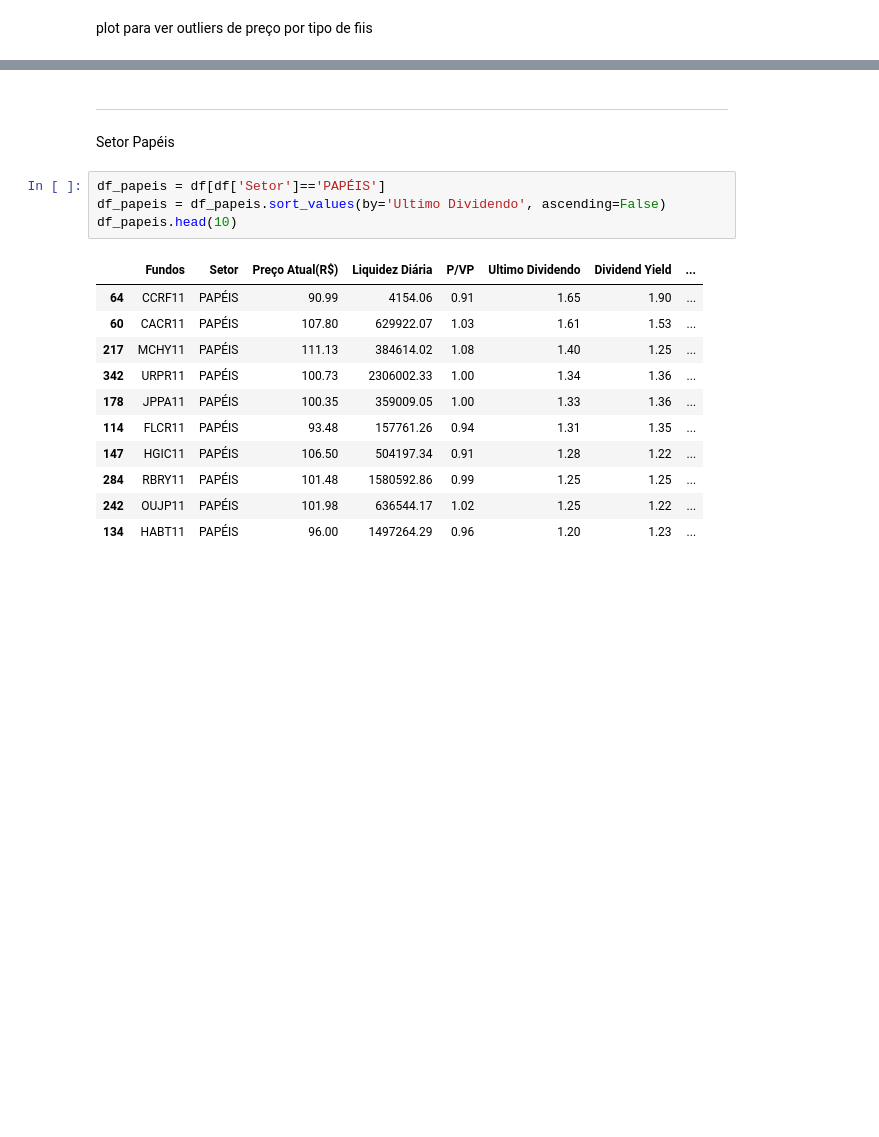
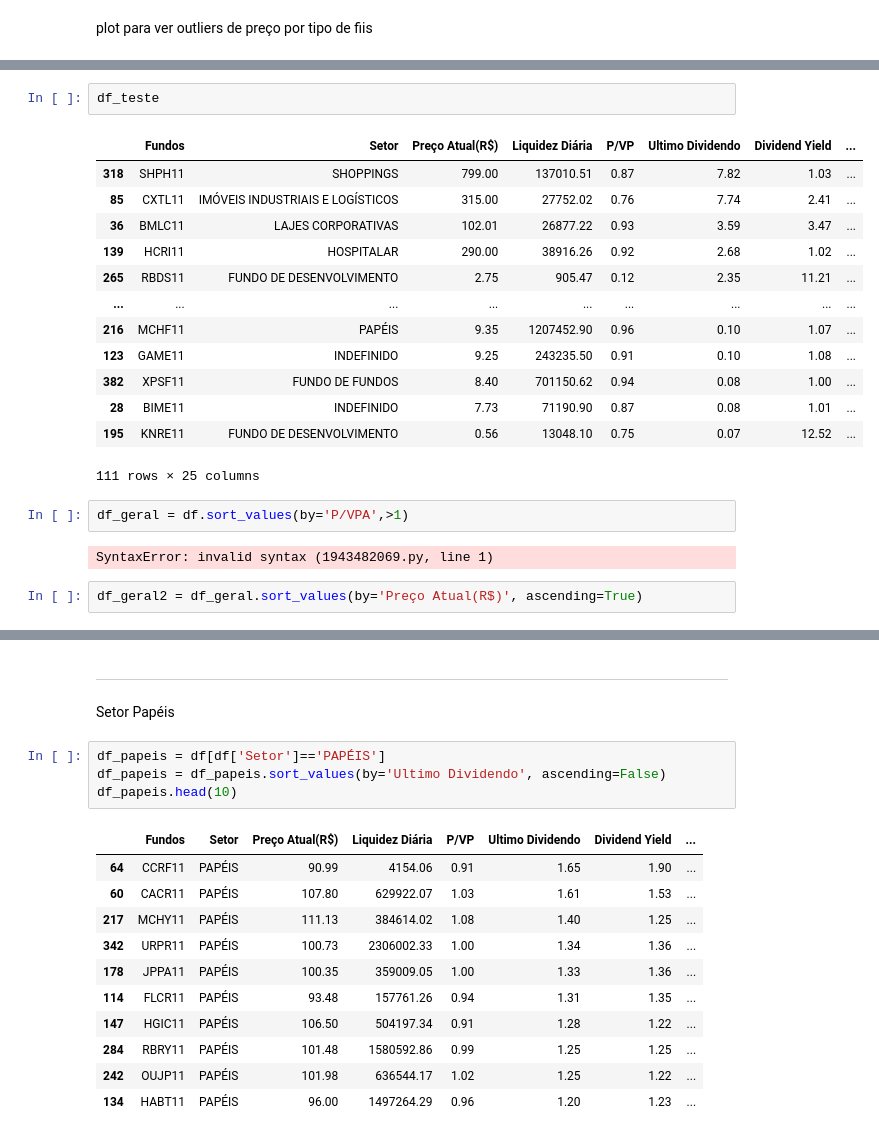
Before and after one commit to Riguini/Fundos-imobiliarios-FIIS-, a Jupyter notebook: FIIS.ipynb, the cells around one changed output, grey strips where cells are left out. Saved outputs shown, nothing was run; the diff lists cells and outputs as text; blank space fills up the shorter version.

```diff
--- a/FIIS.ipynb
+++ b/FIIS.ipynb
@@ -261,0 +333,22 @@ plot para ver outliers de preço por tipo de fiis
+# %%
+df_teste
+# %% [output]
+|  | Fundos | Setor | Preço Atual(R$) | Liquidez Diária | P/VP | Ultimo Dividendo | Dividend Yield | ... |
+| 318 | SHPH11 | SHOPPINGS | 799.00 | 137010.51 | 0.87 | 7.82 | 1.03 | ... |
+| 85 | CXTL11 | IMÓVEIS INDUSTRIAIS E LOGÍSTICOS | 315.00 | 27752.02 | 0.76 | 7.74 | 2.41 | ... |
+| 36 | BMLC11 | LAJES CORPORATIVAS | 102.01 | 26877.22 | 0.93 | 3.59 | 3.47 | ... |
+| 139 | HCRI11 | HOSPITALAR | 290.00 | 38916.26 | 0.92 | 2.68 | 1.02 | ... |
+| 265 | RBDS11 | FUNDO DE DESENVOLVIMENTO | 2.75 | 905.47 | 0.12 | 2.35 | 11.21 | ... |
+| ... | ... | ... | ... | ... | ... | ... | ... | ... |
+| 216 | MCHF11 | PAPÉIS | 9.35 | 1207452.90 | 0.96 | 0.10 | 1.07 | ... |
+| 123 | GAME11 | INDEFINIDO | 9.25 | 243235.50 | 0.91 | 0.10 | 1.08 | ... |
+| 382 | XPSF11 | FUNDO DE FUNDOS | 8.40 | 701150.62 | 0.94 | 0.08 | 1.00 | ... |
+| 28 | BIME11 | INDEFINIDO | 7.73 | 71190.90 | 0.87 | 0.08 | 1.01 | ... |
+| 195 | KNRE11 | FUNDO DE DESENVOLVIMENTO | 0.56 | 13048.10 | 0.75 | 0.07 | 12.52 | ... |
+111 rows × 25 columns
+# %%
+df_geral = df.sort_values(by='P/VPA',>1)
+# %% [output]
+SyntaxError: invalid syntax (1943482069.py, line 1)
+# %%
+df_geral2 = df_geral.sort_values(by='Preço Atual(R$)', ascending=True)
```
Also changed, not shown: parts of 24 cells of this notebook.
